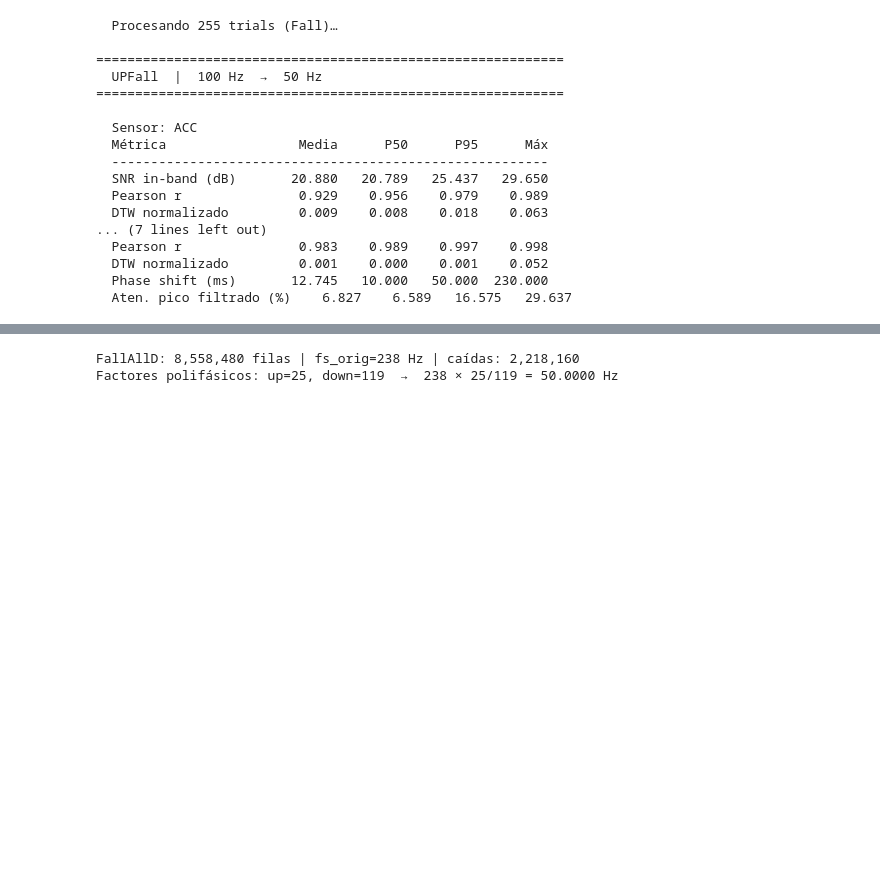
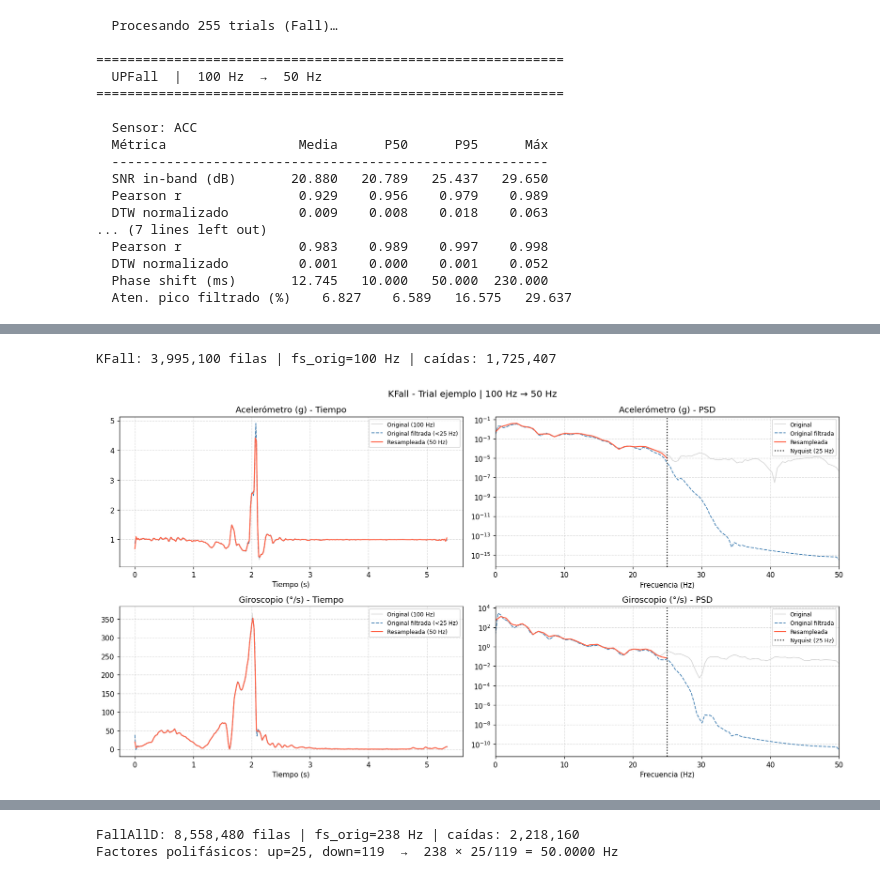
Before and after one commit to marianoInsa/dimiasa-models, a Jupyter notebook: notebooks/03-E02-Resampleo-Unificado.ipynb, the cells around one changed output, grey strips where cells are left out. Cells and saved outputs as stored; diff of their text form; code cells hidden in the pictures; blank space fills up the shorter version.

```diff
--- a/notebooks/03-E02-Resampleo-Unificado.ipynb
+++ b/notebooks/03-E02-Resampleo-Unificado.ipynb
@@ -519,0 +634,63 @@ RESULTS[DS_NAME] = {"metrics": up_metrics, "fs_orig": FS_UP}
+# %%
+DS_NAME = "KFall"
+info = datasets[DS_NAME]
+assert info["df"] is not None, f"Dataset {DS_NAME} no disponible"
+
+df_kf = info["df"]
+FS_KF = info["fs"]    # 100 Hz
+print(f"{DS_NAME}: {len(df_kf):,} filas | fs_orig={FS_KF} Hz | caídas: {(df_kf['Activity_Label']=='Fall').sum():,}")
+# %% [output]
+KFall: 3,995,100 filas | fs_orig=100 Hz | caídas: 1,725,407
+# %%
+# --- 5a. Visualización de un trial de ejemplo ---------------------------------
+kf_falls  = df_kf[df_kf["Activity_Label"] == "Fall"]
+kf_ej     = kf_falls[["Subject","Activity_Code","Trial"]].drop_duplicates().iloc[0]
+kf_trial  = kf_falls[(kf_falls["Subject"]       == kf_ej["Subject"]) &
+                      (kf_falls["Activity_Code"] == kf_ej["Activity_Code"]) &
+                      (kf_falls["Trial"]         == kf_ej["Trial"])]
+
+a_orig = np.sqrt(kf_trial["Ax"]**2 + kf_trial["Ay"]**2 + kf_trial["Az"]**2).values
+g_orig = np.sqrt(kf_trial["Gx"]**2 + kf_trial["Gy"]**2 + kf_trial["Gz"]**2).values
+
+a_res = resample_trial(a_orig, FS_KF, FS_TARGET)
+g_res = resample_trial(g_orig, FS_KF, FS_TARGET)
+
+t_orig = np.arange(len(a_orig)) / FS_KF
+t_res  = np.arange(len(a_res))  / FS_TARGET
+a_filt = lowpass(a_orig, FS_KF)
+g_filt = lowpass(g_orig, FS_KF)
+
+fig, axes = plt.subplots(2, 2, figsize=(15, 8))
+fig.suptitle(f"{DS_NAME} - Trial ejemplo | {FS_KF} Hz → {FS_TARGET} Hz", fontsize=13)
+
+for row, (name, orig, filt, resampled) in enumerate([
+        ("Acelerómetro (g)",  a_orig, a_filt, a_res),
+        ("Giroscopio (°/s)", g_orig, g_filt, g_res)]):
+
+    ax = axes[row, 0]
+    ax.plot(t_orig, orig,      color="lightgray", lw=1,   label=f"Original ({FS_KF} Hz)")
+    ax.plot(t_orig, filt,      color="steelblue", lw=1.2, ls="--", label=f"Original filtrada (<{FS_TARGET//2} Hz)")
+    ax.plot(t_res,  resampled, color="tomato",    lw=1.5, label=f"Resampleada ({FS_TARGET} Hz)")
+    ax.set_title(f"{name} - Tiempo")
+    ax.set_xlabel("Tiempo (s)")
+    ax.legend(fontsize=8)
+
+    ax = axes[row, 1]
+    nperseg_o = min(256, len(orig)//2)
+    nperseg_r = min(64,  len(resampled)//2)
+    fo, Po = welch(orig,      fs=FS_KF,     nperseg=nperseg_o)
+    ff, Pf = welch(filt,      fs=FS_KF,     nperseg=nperseg_o)
+    fr, Pr = welch(resampled, fs=FS_TARGET, nperseg=nperseg_r)
+    ax.semilogy(fo, Po, color="lightgray", lw=1,   label="Original")
+    ax.semilogy(ff, Pf, color="steelblue", lw=1.2, ls="--", label="Original filtrada")
+    ax.semilogy(fr, Pr, color="tomato",    lw=1.5, label="Resampleada")
+    ax.axvline(FS_TARGET/2, color="black", ls=":", label=f"Nyquist ({FS_TARGET//2} Hz)")
+    ax.set_xlim(0, FS_KF//2)
+    ax.set_title(f"{name} - PSD")
+    ax.set_xlabel("Frecuencia (Hz)")
+    ax.legend(fontsize=8)
+
+plt.tight_layout()
+plt.show()
+# %% [output]
+[figure, added]
```
Also changed, not shown: parts of 26 cells of this notebook.
